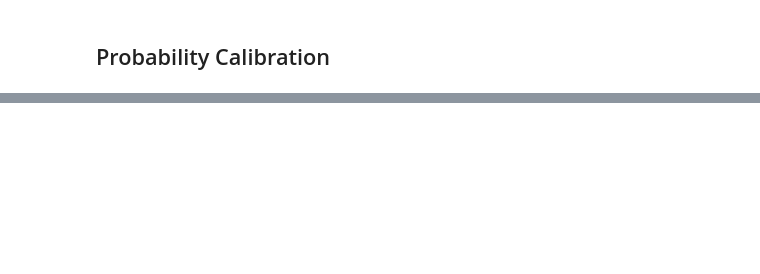
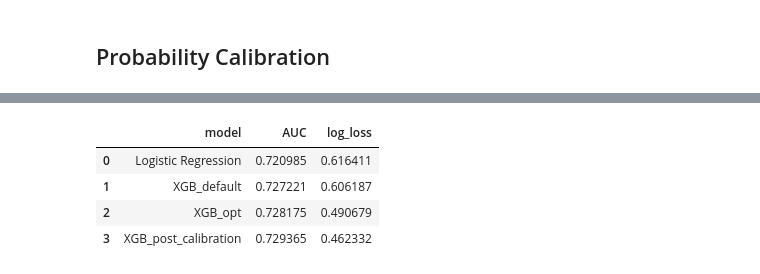
Before and after one commit to dushbar/CreditRisk-XGBoost-SHAP, a Jupyter notebook: modeling.ipynb, the cells around one changed output, grey strips where cells are left out. Drawn from its saved outputs; the diff is of its cells as text; code cells hidden in the pictures; blank space fills up the shorter version.

```diff
--- a/modeling.ipynb
+++ b/modeling.ipynb
@@ -312,7 +322,7 @@ best_params = tune_xgb_credit_risk_cv(X_train_final, y_train)
 final_model = XGBClassifier(
     objective="binary:logistic",
     eval_metric="logloss",
-    n_estimators=100,
+    n_estimators=200,
     random_state=42,
     verbosity=0,
     n_jobs=-1,
@@ -352 +362,9 @@ XGBClassifier(base_score=None, booster=None, callbacks=None,
               n_jobs=-1, num_parallel_tree=None, ...)
+# %%
+y_pred_proba = final_model.predict_proba(X_test_final)[:, 1]
+auc = roc_auc_score(y_test, y_pred_proba)
+
+logloss = log_loss(y_test, y_pred_proba)
+
+print("XGBoost best ROC-AUC:", auc)
+print("logloss:", logloss)
@@ -353,3 +374,6 @@ XGBClassifier(base_score=None, booster=None, callbacks=None,
+# %%
+comparison['AUC'].append(auc)
+comparison['log_loss'].append(logloss)
 # %% [markdown]
 ## Probability Calibration
 # %%
@@ -385,0 +410,12 @@ ROC_AUC Score: 0.7049504808431801
+# %%
+comparison['AUC'].append(roc_auc_score(y_test, probs_after))
+comparison['log_loss'].append(log_loss(y_test, probs_after))
+# %%
+comparison = pd.DataFrame(comparison)
+comparison.head()
+# %% [output]
+|  | model | AUC | log_loss |
+| 0 | Logistic Regression | 0.720985 | 0.616411 |
+| 1 | XGB_default | 0.727221 | 0.606187 |
+| 2 | XGB_opt | 0.728175 | 0.490679 |
+| 3 | XGB_post_calibration | 0.729365 | 0.462332 |
```
Also changed, not shown: parts of 16 cells of this notebook, 1 other file.
